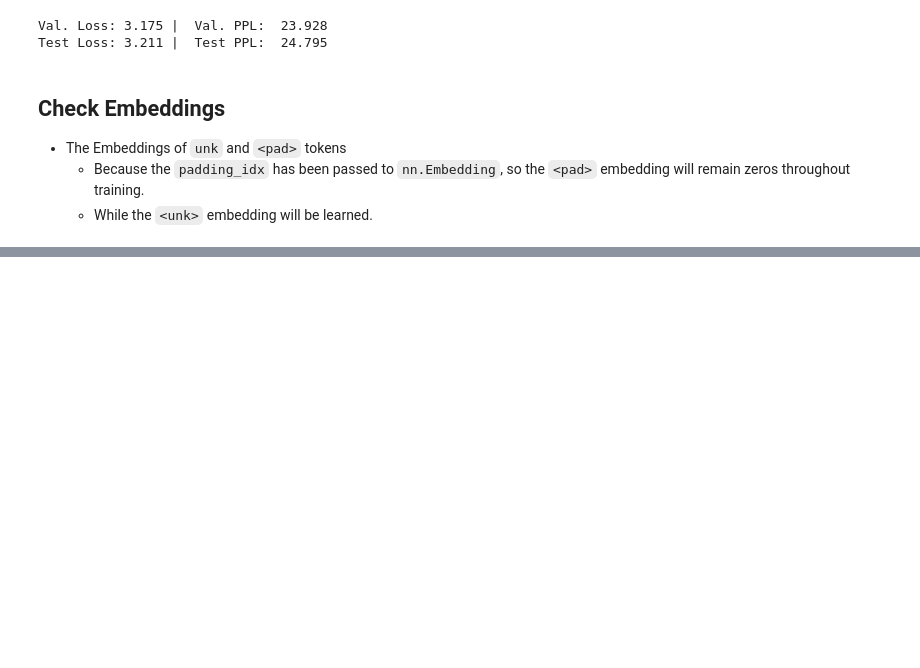
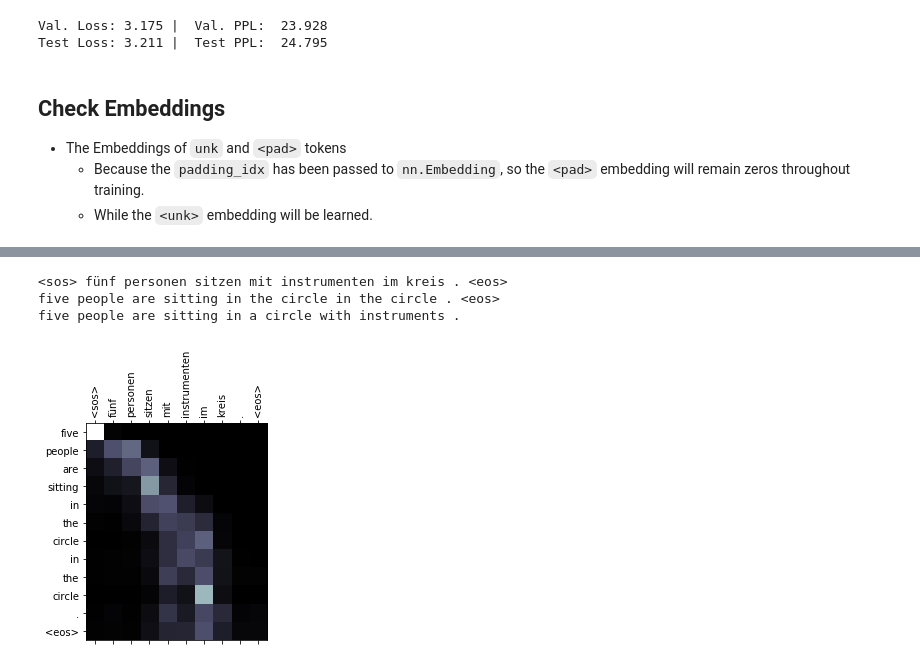
Before and after one commit to syuoni/PyTorch-Tutorials, a Jupyter notebook: Seq2Seq/[3]Learning-to-Align-and-Translate.ipynb, the cells around one changed output, grey strips where cells are left out. Saved outputs shown, nothing was run; the diff lists cells and outputs as text; code cells hidden in the pictures; blank space fills up the shorter version.

```diff
--- a/Seq2Seq/[3]Learning-to-Align-and-Translate.ipynb
+++ b/Seq2Seq/[3]Learning-to-Align-and-Translate.ipynb
@@ -491,0 +587,17 @@ tensor([[ 0.0510, -0.0335,  0.0091, -0.0296, -0.0272, -0.0422, -0.0251, -0.0260]
+# %%
+ex_idx = 18
+src_tokens = train_data[ex_idx].src
+trg_tokens = train_data[ex_idx].trg
+src_tokens = [SRC.init_token] + src_tokens + [SRC.eos_token]
+trans_tokens, attens = translate(model, src_tokens)
+
+print(" ".join(src_tokens))
+print(" ".join(trans_tokens))
+print(" ".join(trg_tokens))
+
+plot_attention(src_tokens, trans_tokens, attention)
+# %% [output]
+<sos> fünf personen sitzen mit instrumenten im kreis . <eos>
+five people are sitting in the circle in the circle . <eos>
+five people are sitting in a circle with instruments .
+[figure, added]
```
Also changed, not shown: parts of 20 cells of this notebook.
